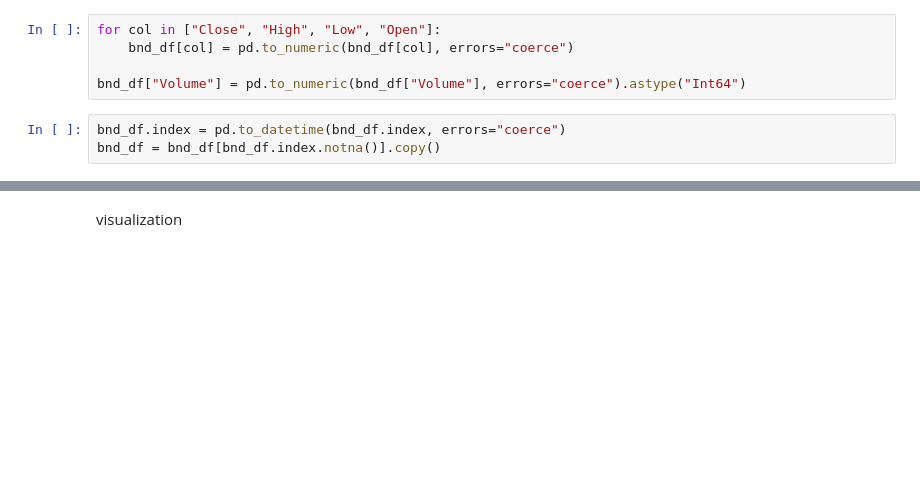
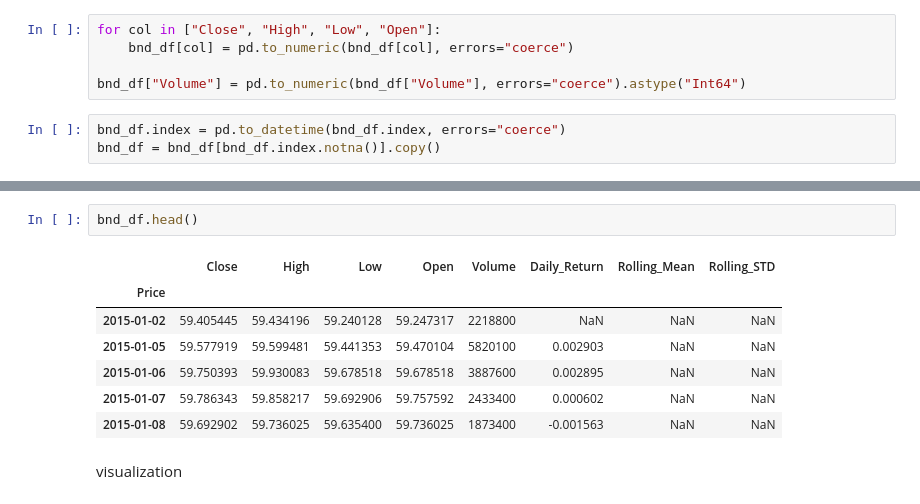
Before and after one commit to mijuuhailu/time-series-forecast, a Jupyter notebook: notebook/bnd.ipynb, the cells around one changed output, grey strips where cells are left out. Drawn from its saved outputs; the diff is of its cells as text; blank space fills up the shorter version.

```diff
--- a/notebook/bnd.ipynb
+++ b/notebook/bnd.ipynb
@@ -99,3 +106,13 @@ bnd_df = bnd_df[bnd_df.index.notna()].copy()
+# %%
+bnd_df.head()
+# %% [output]
+|  | Close | High | Low | Open | Volume | Daily_Return | Rolling_Mean | Rolling_STD |
+| Price |  |  |  |  |  |  |  |  |
+| 2015-01-02 | 59.405445 | 59.434196 | 59.240128 | 59.247317 | 2218800 | NaN | NaN | NaN |
+| 2015-01-05 | 59.577919 | 59.599481 | 59.441353 | 59.470104 | 5820100 | 0.002903 | NaN | NaN |
+| 2015-01-06 | 59.750393 | 59.930083 | 59.678518 | 59.678518 | 3887600 | 0.002895 | NaN | NaN |
+| 2015-01-07 | 59.786343 | 59.858217 | 59.692906 | 59.757592 | 2433400 | 0.000602 | NaN | NaN |
+| 2015-01-08 | 59.692902 | 59.736025 | 59.635400 | 59.736025 | 1873400 | -0.001563 | NaN | NaN |
 # %% [markdown]
 visualization
 # %% [markdown]
```
Also changed, not shown: parts of 13 cells of this notebook, 3 other files.
